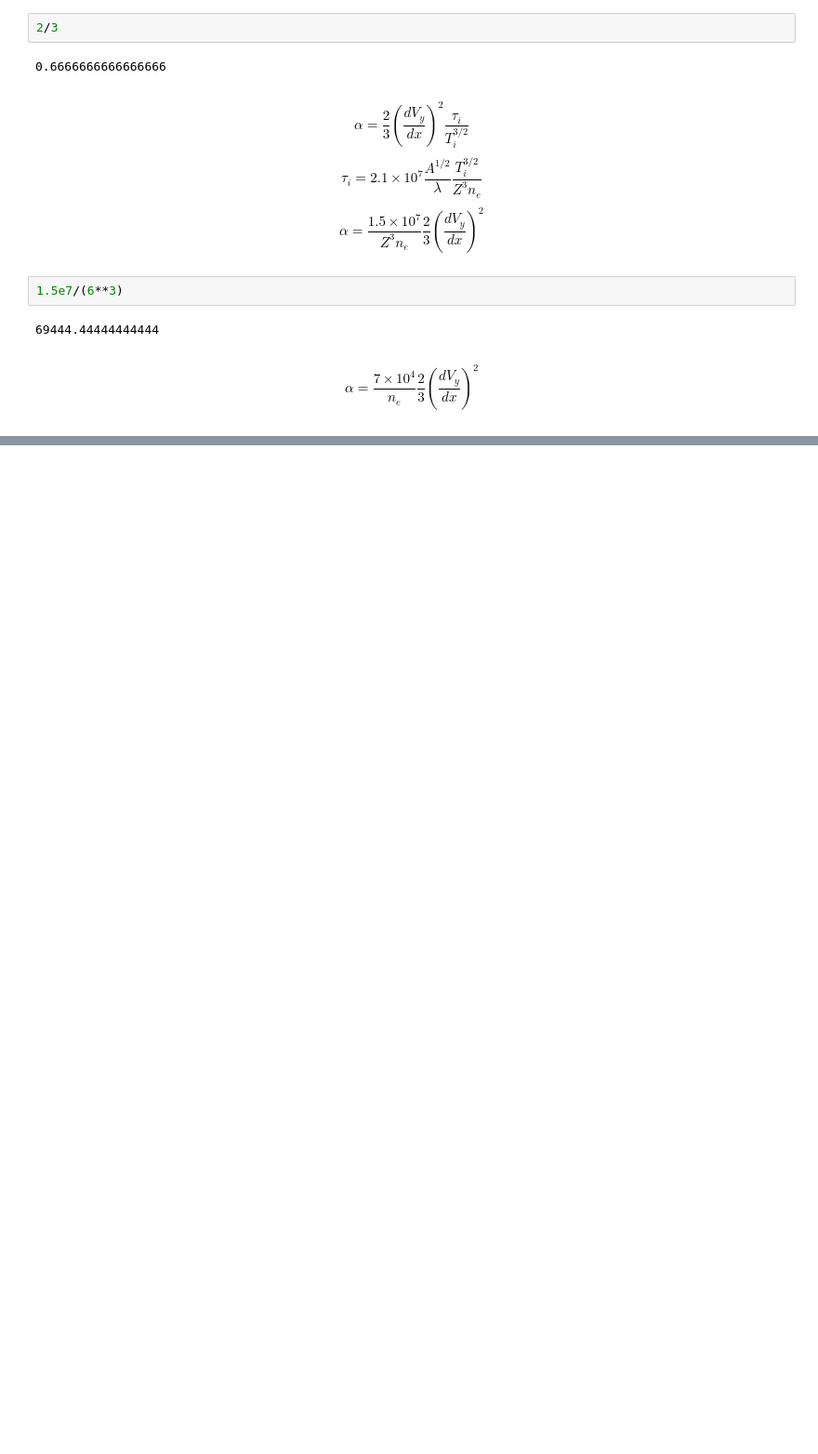
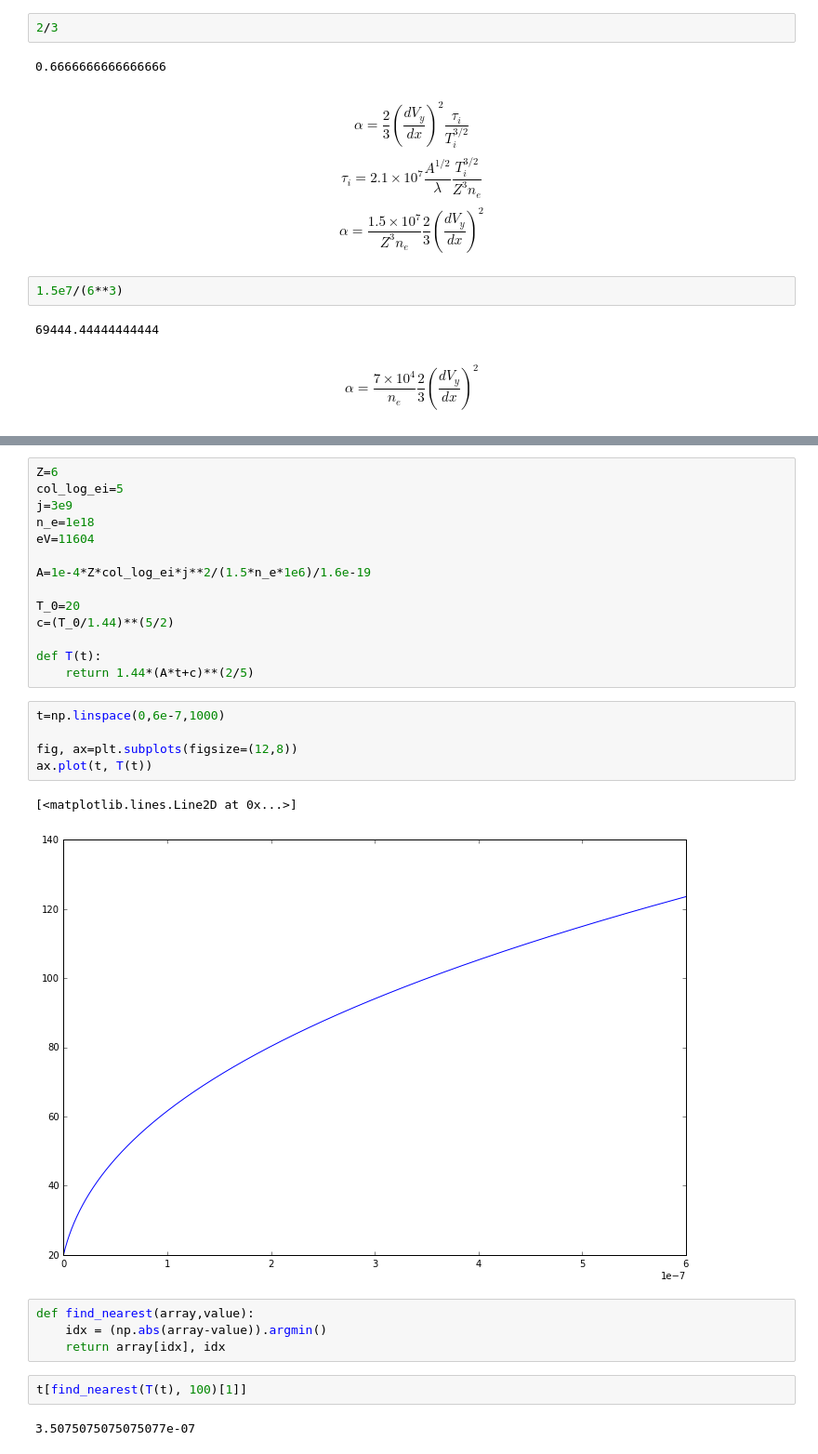
Before and after one commit to jdhare/magpie-analysis, a Jupyter notebook: Viscous Ion Heating.ipynb, the cells around one changed output, grey strips where cells are left out. Shown: that part at 93% size. Cells and saved outputs as stored; diff of their text form; blank space fills up the shorter version.

```diff
--- a/Viscous Ion Heating.ipynb
+++ b/Viscous Ion Heating.ipynb
@@ -74 +73,31 @@ ax.plot(t, T(t))
+# %%
+Z=6
+col_log_ei=5
+j=3e9
+n_e=1e18
+eV=11604
+
+A=1e-4*Z*col_log_ei*j**2/(1.5*n_e*1e6)/1.6e-19
+
+T_0=20
+c=(T_0/1.44)**(5/2)
+
+def T(t):
+    return 1.44*(A*t+c)**(2/5)
+# %%
+t=np.linspace(0,6e-7,1000)
+
+fig, ax=plt.subplots(figsize=(12,8))
+ax.plot(t, T(t))
+# %% [output]
+[<matplotlib.lines.Line2D at 0x...>]
+[figure, added]
+# %%
+def find_nearest(array,value):
+    idx = (np.abs(array-value)).argmin()
+    return array[idx], idx
+# %%
+t[find_nearest(T(t), 100)[1]]
+# %% [output]
+3.5075075075075077e-07
 # %%
```
Also changed, not shown: parts of 6 cells of this notebook, 3 other files.
